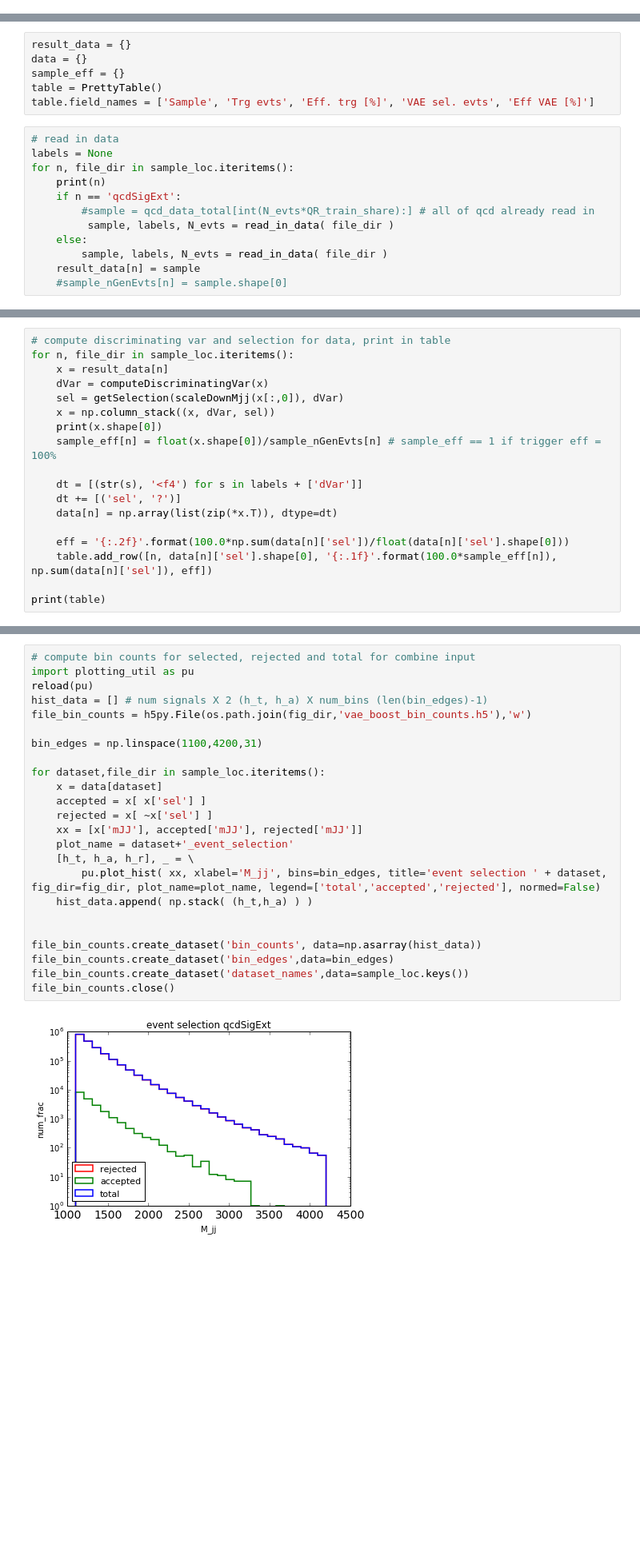
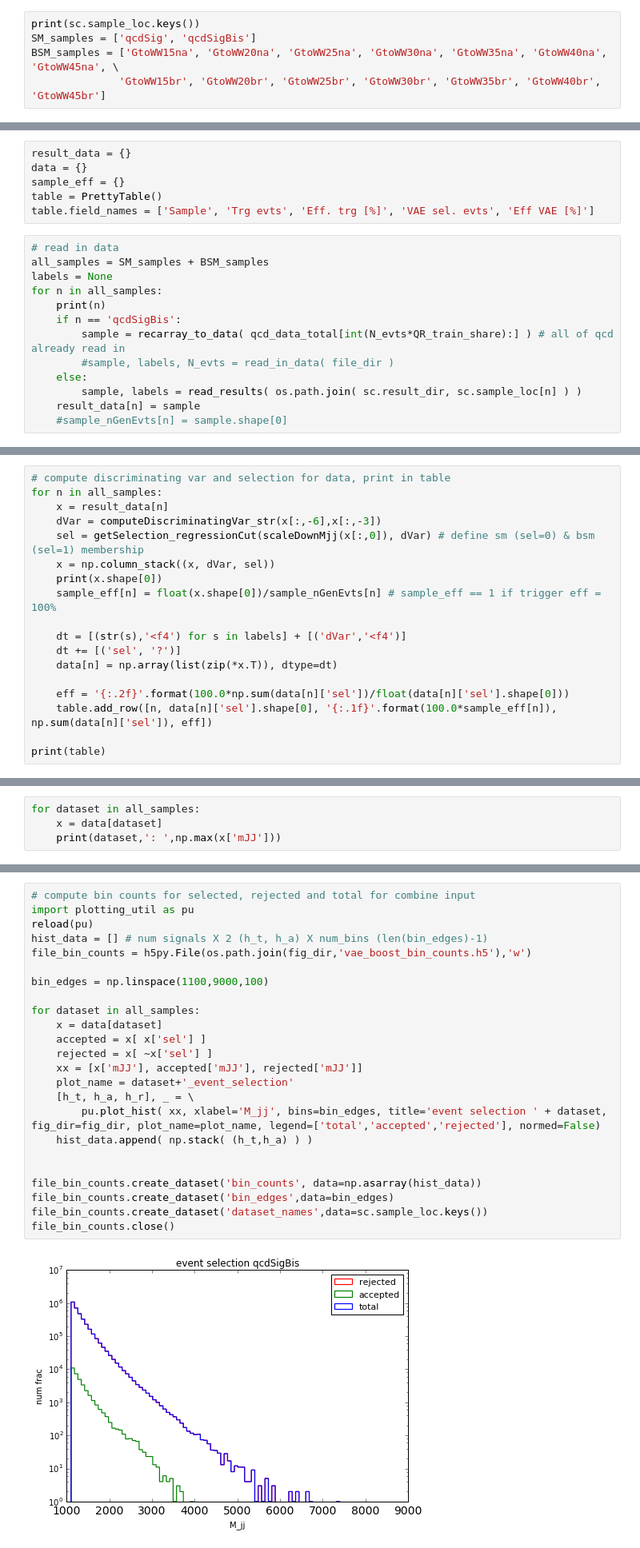
Before and after one commit to kingusiu/goodness_of_fit, a Jupyter notebook: ModelIndepoAnomalyDetection_v4.ipynb, the cells around one changed output, grey strips where cells are left out. Shown at 80% size. Saved outputs shown, nothing was run; the diff lists cells and outputs as text; blank space fills up the shorter version.

```diff
--- a/ModelIndepoAnomalyDetection_v4.ipynb
+++ b/ModelIndepoAnomalyDetection_v4.ipynb
@@ -511,0 +552,5 @@ print(sample_loc.keys())
+# %%
+print(sc.sample_loc.keys())
+SM_samples = ['qcdSig', 'qcdSigBis']
+BSM_samples = ['GtoWW15na', 'GtoWW20na', 'GtoWW25na', 'GtoWW30na', 'GtoWW35na', 'GtoWW40na', 'GtoWW45na', \
+              'GtoWW15br', 'GtoWW20br', 'GtoWW25br', 'GtoWW30br', 'GtoWW35br', 'GtoWW40br', 'GtoWW45br']
@@ -524,14 +571,15 @@ table = PrettyTable()
 table.field_names = ['Sample', 'Trg evts', 'Eff. trg [%]', 'VAE sel. evts', 'Eff VAE [%]']
 # %%
 # read in data
+all_samples = SM_samples + BSM_samples
 labels = None
-for n, file_dir in sample_loc.iteritems():
+for n in all_samples:
     print(n)
-    if n == 'qcdSigExt':
-        #sample = qcd_data_total[int(N_evts*QR_train_share):] # all of qcd already read in
-         sample, labels, N_evts = read_in_data( file_dir )
+    if n == 'qcdSigBis':
+        sample = recarray_to_data( qcd_data_total[int(N_evts*QR_train_share):] ) # all of qcd already read in
+        #sample, labels, N_evts = read_in_data( file_dir )
     else:
-        sample, labels, N_evts = read_in_data( file_dir )
+        sample, labels = read_results( os.path.join( sc.result_dir, sc.sample_loc[n] ) )
     result_data[n] = sample
     #sample_nGenEvts[n] = sample.shape[0]
 # %% [output]
@@ -559,14 +624,14 @@ print(labels)
 # %%
 # compute discriminating var and selection for data, print in table
-for n, file_dir in sample_loc.iteritems():
+for n in all_samples:
     x = result_data[n]
-    dVar = computeDiscriminatingVar(x)
-    sel = getSelection(scaleDownMjj(x[:,0]), dVar)
+    dVar = computeDiscriminatingVar_str(x[:,-6],x[:,-3])
+    sel = getSelection_regressionCut(scaleDownMjj(x[:,0]), dVar) # define sm (sel=0) & bsm (sel=1) membership
     x = np.column_stack((x, dVar, sel))
     print(x.shape[0])
     sample_eff[n] = float(x.shape[0])/sample_nGenEvts[n] # sample_eff == 1 if trigger eff = 100%
 
-    dt = [(str(s), '<f4') for s in labels + ['dVar']]
+    dt = [(str(s),'<f4') for s in labels] + [('dVar','<f4')]
     dt += [('sel', '?')]
     data[n] = np.array(list(zip(*x.T)), dtype=dt)
 
@@ -601,0 +664,4 @@ print(sample_eff)
+# %%
+for dataset in all_samples:
+    x = data[dataset]
+    print(dataset,': ',np.max(x['mJJ']))
@@ -602,26 +684,26 @@ print(sample_eff)
 # %%
 # compute bin counts for selected, rejected and total for combine input
 import plotting_util as pu
 reload(pu)
 hist_data = [] # num signals X 2 (h_t, h_a) X num_bins (len(bin_edges)-1)
 file_bin_counts = h5py.File(os.path.join(fig_dir,'vae_boost_bin_counts.h5'),'w')
 
-bin_edges = np.linspace(1100,4200,31)
+bin_edges = np.linspace(1100,9000,100)
 
-for dataset,file_dir in sample_loc.iteritems():
+for dataset in all_samples:
     x = data[dataset]
     accepted = x[ x['sel'] ]
     rejected = x[ ~x['sel'] ]
     xx = [x['mJJ'], accepted['mJJ'], rejected['mJJ']]
     plot_name = dataset+'_event_selection'
     [h_t, h_a, h_r], _ = \
         pu.plot_hist( xx, xlabel='M_jj', bins=bin_edges, title='event selection ' + dataset, fig_dir=fig_dir, plot_name=plot_name, legend=['total','accepted','rejected'], normed=False)
     hist_data.append( np.stack( (h_t,h_a) ) )
 
 
 file_bin_counts.create_dataset('bin_counts', data=np.asarray(hist_data))
 file_bin_counts.create_dataset('bin_edges',data=bin_edges)
-file_bin_counts.create_dataset('dataset_names',data=sample_loc.keys())
+file_bin_counts.create_dataset('dataset_names',data=sc.sample_loc.keys())
 file_bin_counts.close()
 # %% [output]
-[figure, old version]
+[figure, new version]
```
Also changed, not shown: parts of 30 cells of this notebook, 9 other files.
